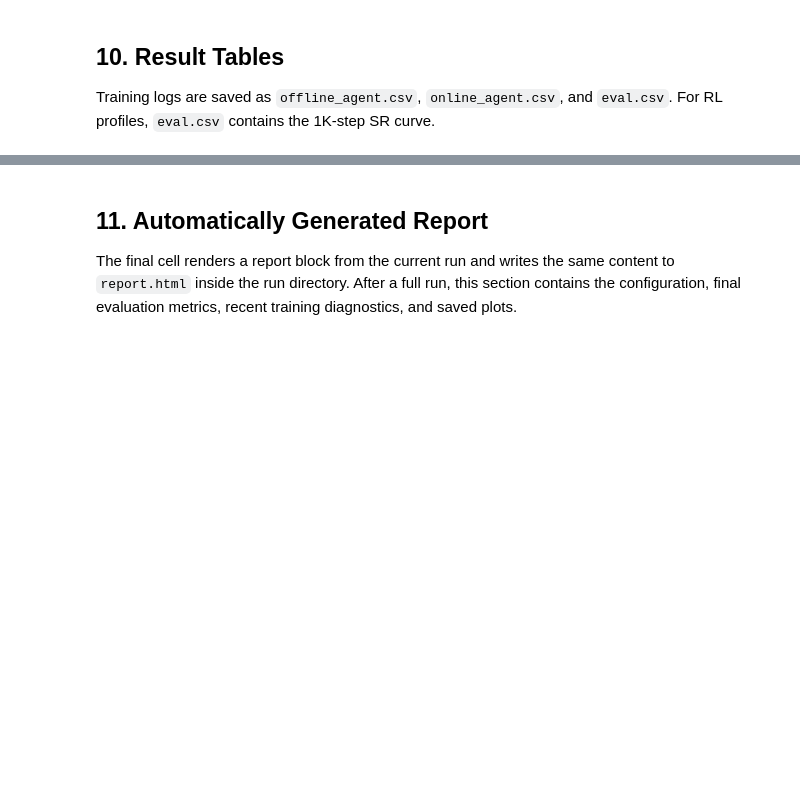
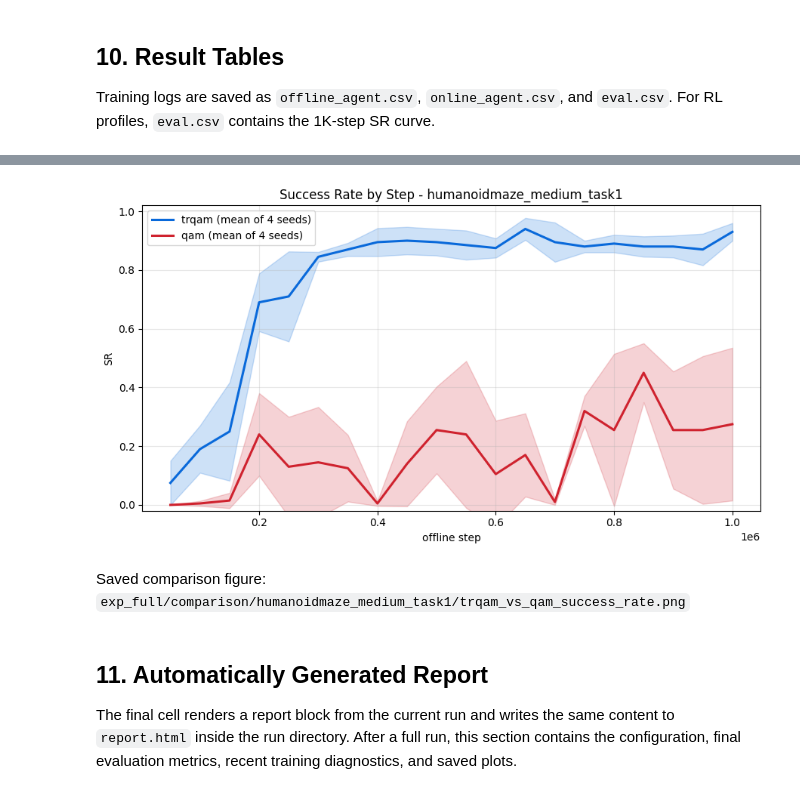
Before and after one commit to 2bhapby/trqam, a Jupyter notebook: TRQAM_Report.ipynb, the cells around one changed output, grey strips where cells are left out. Cells and saved outputs as stored; diff of their text form; code cells hidden in the pictures; blank space fills up the shorter version.

```diff
--- a/TRQAM_Report.ipynb
+++ b/TRQAM_Report.ipynb
@@ -1661,0 +1588,10 @@ summarize_stage('Cube-Triple QAM Offline RL')
+# %%
+if not BC_CHECKPOINT.exists():
+    raise RuntimeError('Run cell 7A first - the shared BC checkpoint was not found.')
+
+launched = 0
+for spec in RL_SPECS:
+    if launch_run(spec, wait=False) is not None:
+        launched += 1
+display(Markdown(f'Launched {launched} concurrent run(s); skipped {len(RL_SPECS) - launched} already-complete.'))
+display(poll_status())
@@ -1912,3 +1802,31 @@ plot_success_rate(eval_df, cfg)
+# %%
+report_figures = {}
+if AGG:
+    colors = {'trqam': '#0969da', 'qam': '#cf222e'}
+    fig, ax = plt.subplots(figsize=(9, 5))
+    for algo, (matrix, agg) in AGG.items():
+        color = colors.get(algo)
+        ax.plot(agg['step'], agg['mean'], linewidth=2.2, color=color,
+                label=f'{algo} (mean of {int(agg["n"].max())} seeds)')
+        ax.fill_between(agg['step'], agg['mean'] - agg['std'], agg['mean'] + agg['std'], alpha=0.2, color=color)
+    ax.set_title(f'Success Rate by Step - {TASK}')
+    ax.set_xlabel('offline step')
+    ax.set_ylabel('SR')
+    ax.set_ylim(-0.02, 1.02)
+    ax.grid(True, alpha=0.3)
+    ax.legend()
+    fig.tight_layout()
+    comparison_path = RESULTS_DIR / 'trqam_vs_qam_success_rate.png'
+    fig.savefig(comparison_path, dpi=160, bbox_inches='tight')
+    report_figures['TRQAM vs QAM Success Rate'] = comparison_path
+    display(fig)
+    plt.close(fig)
+    display(Markdown(f'Saved comparison figure: `{comparison_path}`'))
+else:
+    display(Markdown('_No aggregated data to plot yet._'))
+# %% [output]
+[figure, added]
+Saved comparison figure: `exp_full/comparison/humanoidmaze_medium_task1/trqam_vs_qam_success_rate.png`
 # %% [markdown]
 ## 11. Automatically Generated Report
 
```
Also changed, not shown: parts of 61 cells of this notebook, 15 other files.
